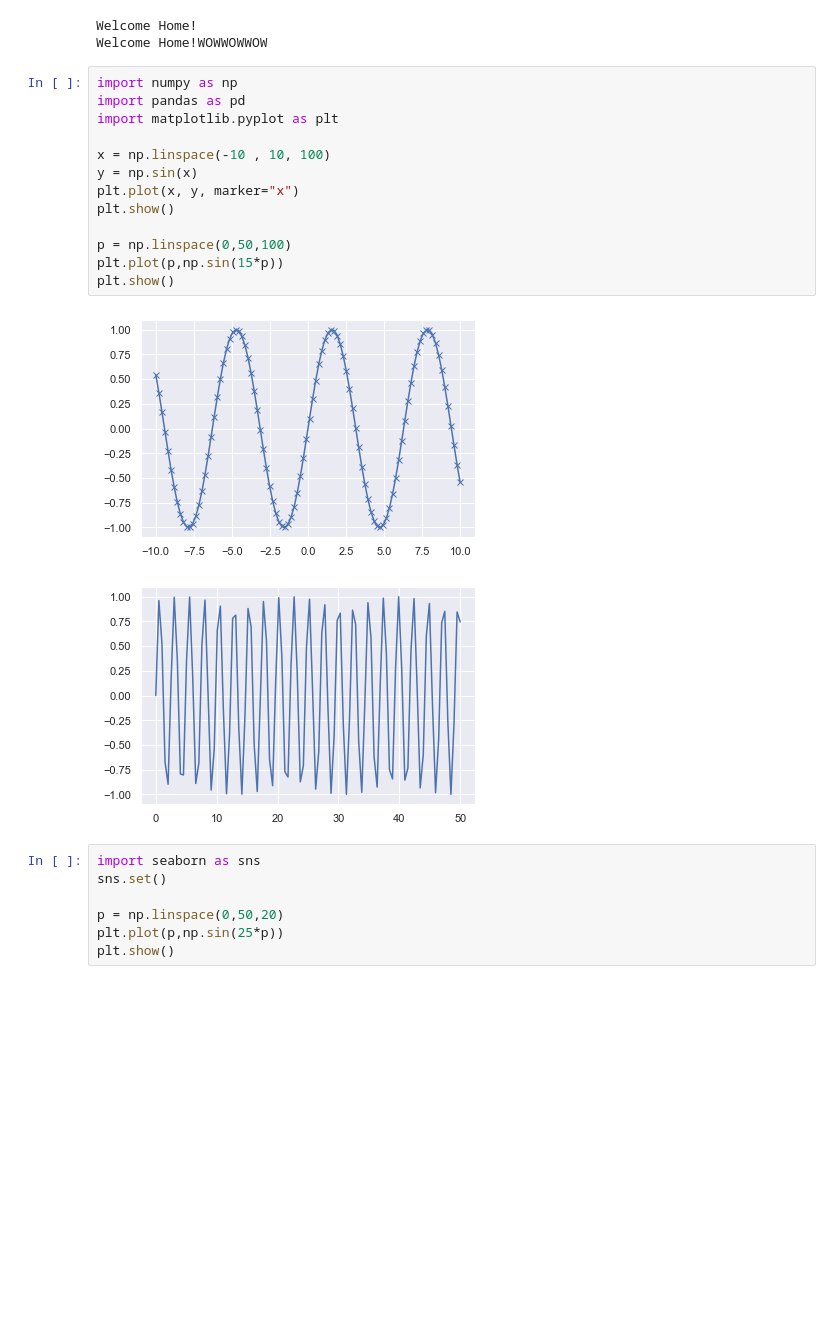
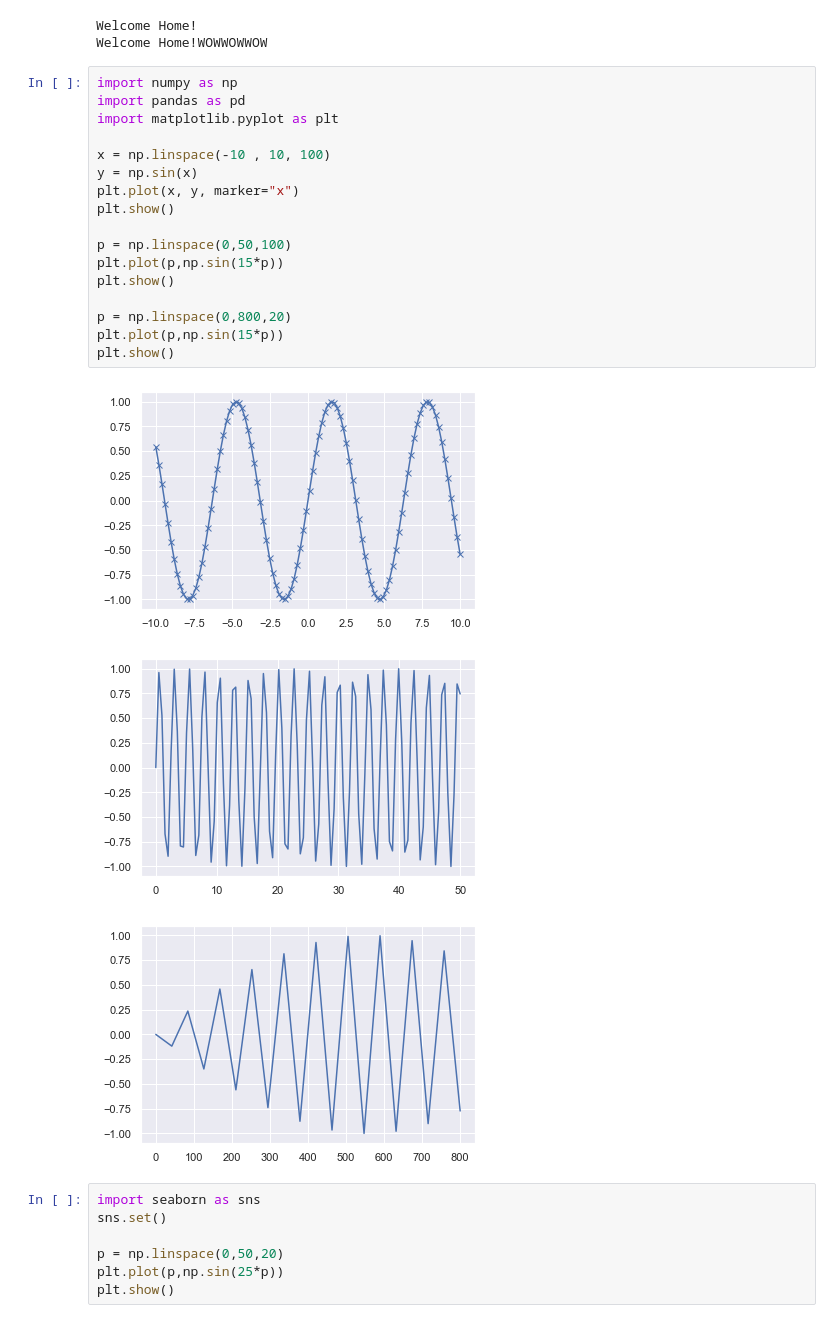
Before and after one commit to nattrio/Python-Practice, a Jupyter notebook: Practice01.ipynb, the cells around one changed output. Saved outputs shown, nothing was run; the diff lists cells and outputs as text; blank space fills up the shorter version.

```diff
--- a/Practice01.ipynb
+++ b/Practice01.ipynb
@@ -8,19 +8,24 @@ Welcome Home!WOWWOWWOW
 # %%
 import numpy as np
 import pandas as pd
 import matplotlib.pyplot as plt
 
 x = np.linspace(-10 , 10, 100)
 y = np.sin(x)
 plt.plot(x, y, marker="x")
 plt.show()
 
 p = np.linspace(0,50,100)
 plt.plot(p,np.sin(15*p))
 plt.show()
+
+p = np.linspace(0,800,20)
+plt.plot(p,np.sin(15*p))
+plt.show()
 # %% [output]
 [figure]
 [figure]
+[figure, added]
 # %%
 import seaborn as sns
 sns.set()
```
